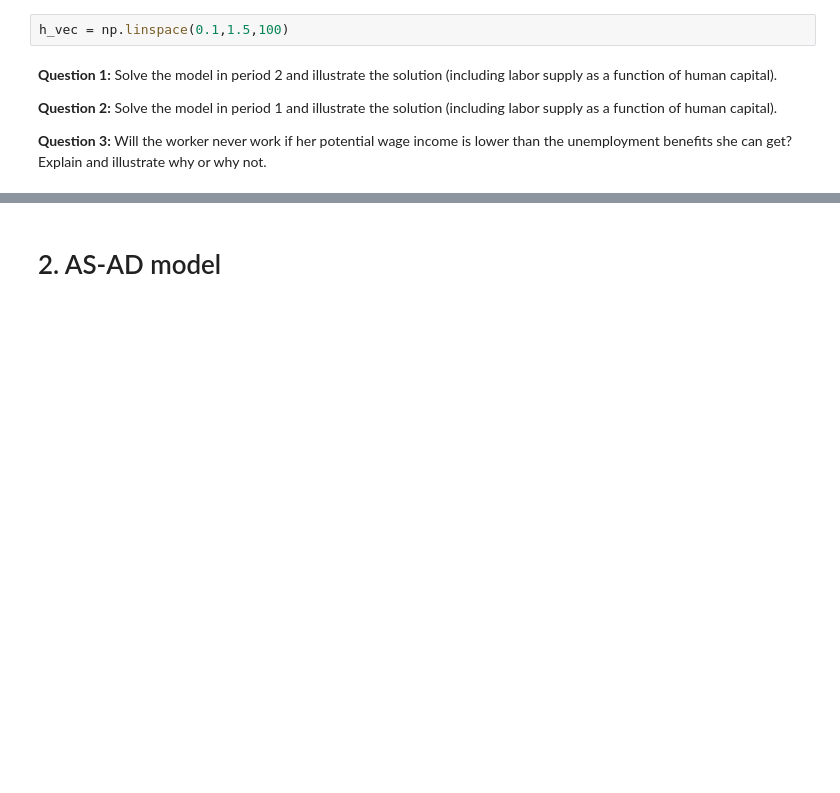
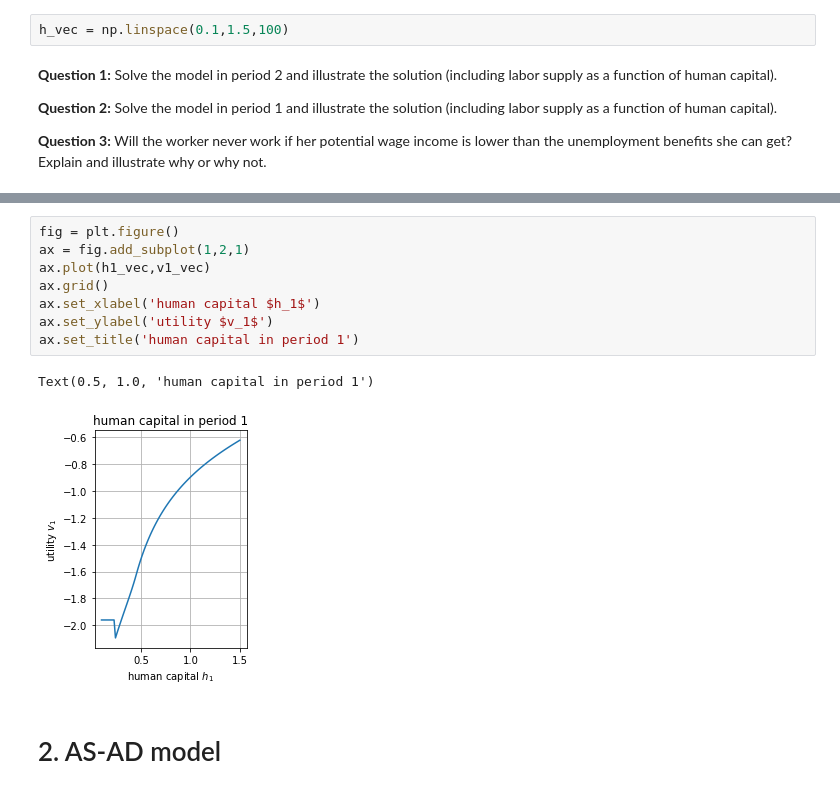
Before and after one commit to NumEconCopenhagen/projects-2019-tba, a Jupyter notebook: examproject/exam_2019.ipynb, the cells around one changed output, grey strips where cells are left out. Cells and saved outputs as stored; diff of their text form; blank space fills up the shorter version.

```diff
--- a/examproject/exam_2019.ipynb
+++ b/examproject/exam_2019.ipynb
@@ -97,3 +267,14 @@ h_vec = np.linspace(0.1,1.5,100)
+# %%
+fig = plt.figure()
+ax = fig.add_subplot(1,2,1)
+ax.plot(h1_vec,v1_vec)
+ax.grid()
+ax.set_xlabel('human capital $h_1$')
+ax.set_ylabel('utility $v_1$')
+ax.set_title('human capital in period 1')
+# %% [output]
+Text(0.5, 1.0, 'human capital in period 1')
+[figure, added]
 # %% [markdown]
 # 2. AS-AD model
 # %% [markdown]
```
Also changed, not shown: parts of 20 cells of this notebook, 1 other file.
